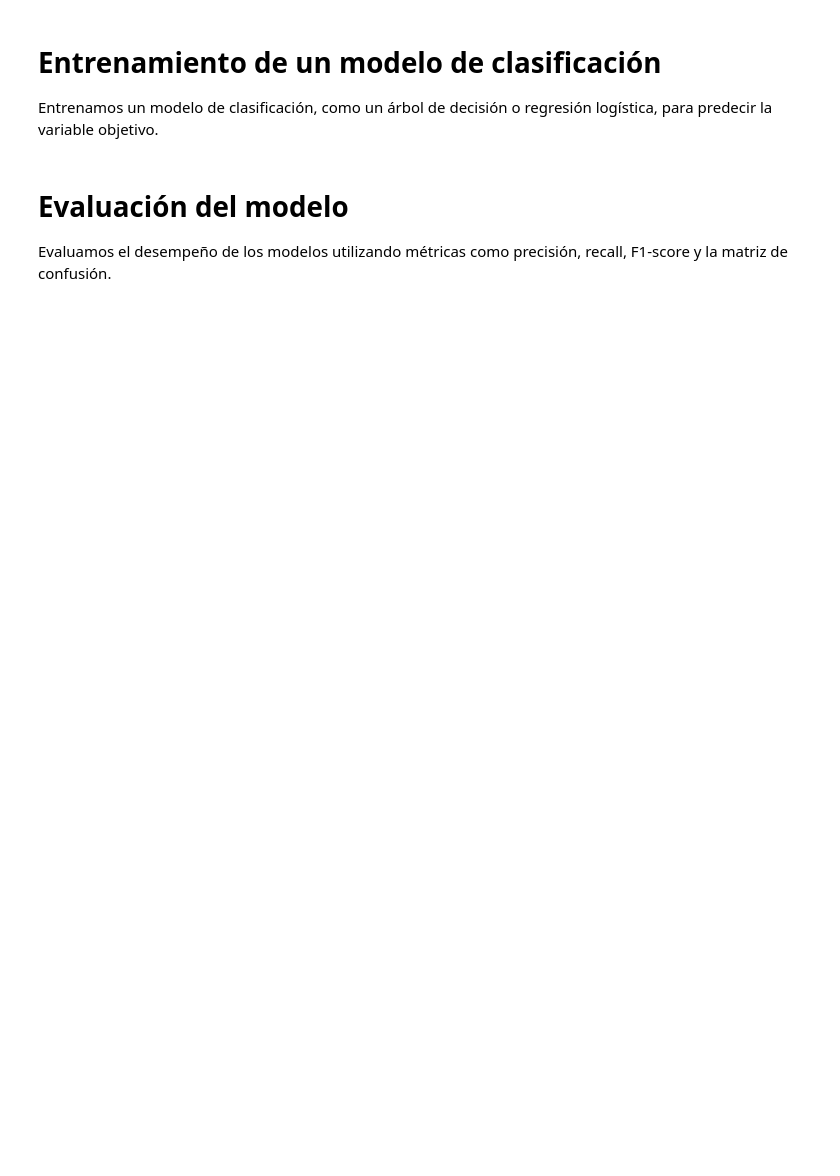
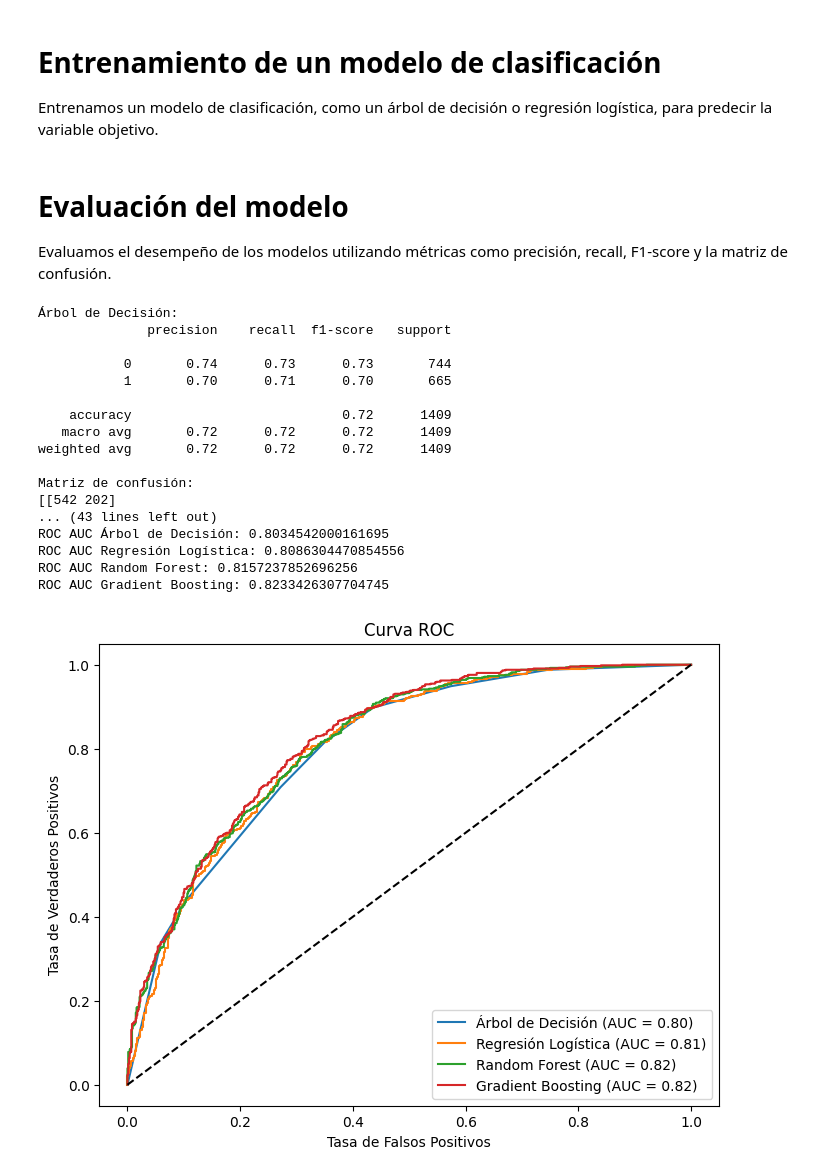
Before and after one commit to frankliramos/Portafolio, a Jupyter notebook: Telco esp.ipynb, the cells around one changed output. Cells and saved outputs as stored; diff of their text form; code cells hidden in the pictures; blank space fills up the shorter version.

Commit message:
14-08-25, realizacion de primer modelado

```diff
--- a/Telco esp.ipynb
+++ b/Telco esp.ipynb
@@ -20,7 +20,7 @@ A continuación, cargamos el archivo CSV del conjunto de datos Telco y exploramo
 # %%
 # Cambia la ruta al archivo CSV según corresponda
 try:
-	df = pd.read_csv('telco-customer-churn.csv')
+	df = pd.read_csv('telco_customer_churn.csv')
 except FileNotFoundError:
 	print("Error: The file 'telco-customer-churn.csv' was not found.")
 	# Provide an alternative action, e.g., load a default dataset or exit
@@ -135,18 +236,89 @@ lr_model.fit(X_train, y_train)
 
 Evaluamos el desempeño de los modelos utilizando métricas como precisión, recall, F1-score y la matriz de confusión.
 # %%
+from sklearn.metrics import roc_curve, roc_auc_score
+
 # Predicciones
 y_pred_dt = dt_model.predict(X_test)
 y_pred_lr = lr_model.predict(X_test)
+y_pred_rf = rf_model.predict(X_test)
+y_pred_gb = gb_model.predict(X_test)
 
 # Evaluación árbol de decisión
 print("Árbol de Decisión:")
 print(classification_report(y_test, y_pred_dt))
 print("Matriz de confusión:")
 print(confusion_matrix(y_test, y_pred_dt))
 
 # Evaluación regresión logística
 print("\nRegresión Logística:")
 print(classification_report(y_test, y_pred_lr))
 print("Matriz de confusión:")
 print(confusion_matrix(y_test, y_pred_lr))
+
+# Evaluación Random Forest
+print("\nRandom Forest:")
+print(classification_report(y_test, y_pred_rf))
+print("Matriz de confusión:")
+print(confusion_matrix(y_test, y_pred_rf))
+
+# Evaluación Gradient Boosting
+print("\nGradient Boosting:")
+print(classification_report(y_test, y_pred_gb))
+print("Matriz de confusión:")
+print(confusion_matrix(y_test, y_pred_gb))
+
+# Calcular probabilidades para ROC AUC
+y_prob_dt = dt_model.predict_proba(X_test)[:, 1]
+y_prob_lr = lr_model.predict_proba(X_test)[:, 1]
+y_prob_rf = rf_model.predict_proba(X_test)[:, 1]
+y_prob_gb = gb_model.predict_proba(X_test)[:, 1]
+
+# Calcular ROC AUC
+roc_auc_dt = roc_auc_score(y_test, y_prob_dt)
+roc_auc_lr = roc_auc_score(y_test, y_prob_lr)
+roc_auc_rf = roc_auc_score(y_test, y_prob_rf)
+roc_auc_gb = roc_auc_score(y_test, y_prob_gb)
+
+print(f'ROC AUC Árbol de Decisión: {roc_auc_dt}')
+print(f'ROC AUC Regresión Logística: {roc_auc_lr}')
+print(f'ROC AUC Random Forest: {roc_auc_rf}')
+print(f'ROC AUC Gradient Boosting: {roc_auc_gb}')
+
+# Calcular la curva ROC
+fpr_dt, tpr_dt, thresholds_dt = roc_curve(y_test, y_prob_dt)
+fpr_lr, tpr_lr, thresholds_lr = roc_curve(y_test, y_prob_lr)
+fpr_rf, tpr_rf, thresholds_rf = roc_curve(y_test, y_prob_rf)
+fpr_gb, tpr_gb, thresholds_gb = roc_curve(y_test, y_prob_gb)
+
+# Graficar la curva ROC
+plt.figure(figsize=(8, 6))
+plt.plot(fpr_dt, tpr_dt, label=f'Árbol de Decisión (AUC = {roc_auc_dt:.2f})')
+plt.plot(fpr_lr, tpr_lr, label=f'Regresión Logística (AUC = {roc_auc_lr:.2f})')
+plt.plot(fpr_rf, tpr_rf, label=f'Random Forest (AUC = {roc_auc_rf:.2f})')
+plt.plot(fpr_gb, tpr_gb, label=f'Gradient Boosting (AUC = {roc_auc_gb:.2f})')
+plt.plot([0, 1], [0, 1], 'k--')
+plt.xlabel('Tasa de Falsos Positivos')
+plt.ylabel('Tasa de Verdaderos Positivos')
+plt.title('Curva ROC')
+plt.legend()
+plt.show()
+# %% [output]
+Árbol de Decisión:
+              precision    recall  f1-score   support
+
+           0       0.74      0.73      0.73       744
+           1       0.70      0.71      0.70       665
+
+    accuracy                           0.72      1409
+   macro avg       0.72      0.72      0.72      1409
+weighted avg       0.72      0.72      0.72      1409
+
+Matriz de confusión:
+[[542 202]
+... (43 lines left out)
+ROC AUC Árbol de Decisión: 0.8034542000161695
+ROC AUC Regresión Logística: 0.8086304470854556
+ROC AUC Random Forest: 0.8157237852696256
+ROC AUC Gradient Boosting: 0.8233426307704745
+[figure, added]
```
Also changed, not shown: parts of 7 cells of this notebook.
